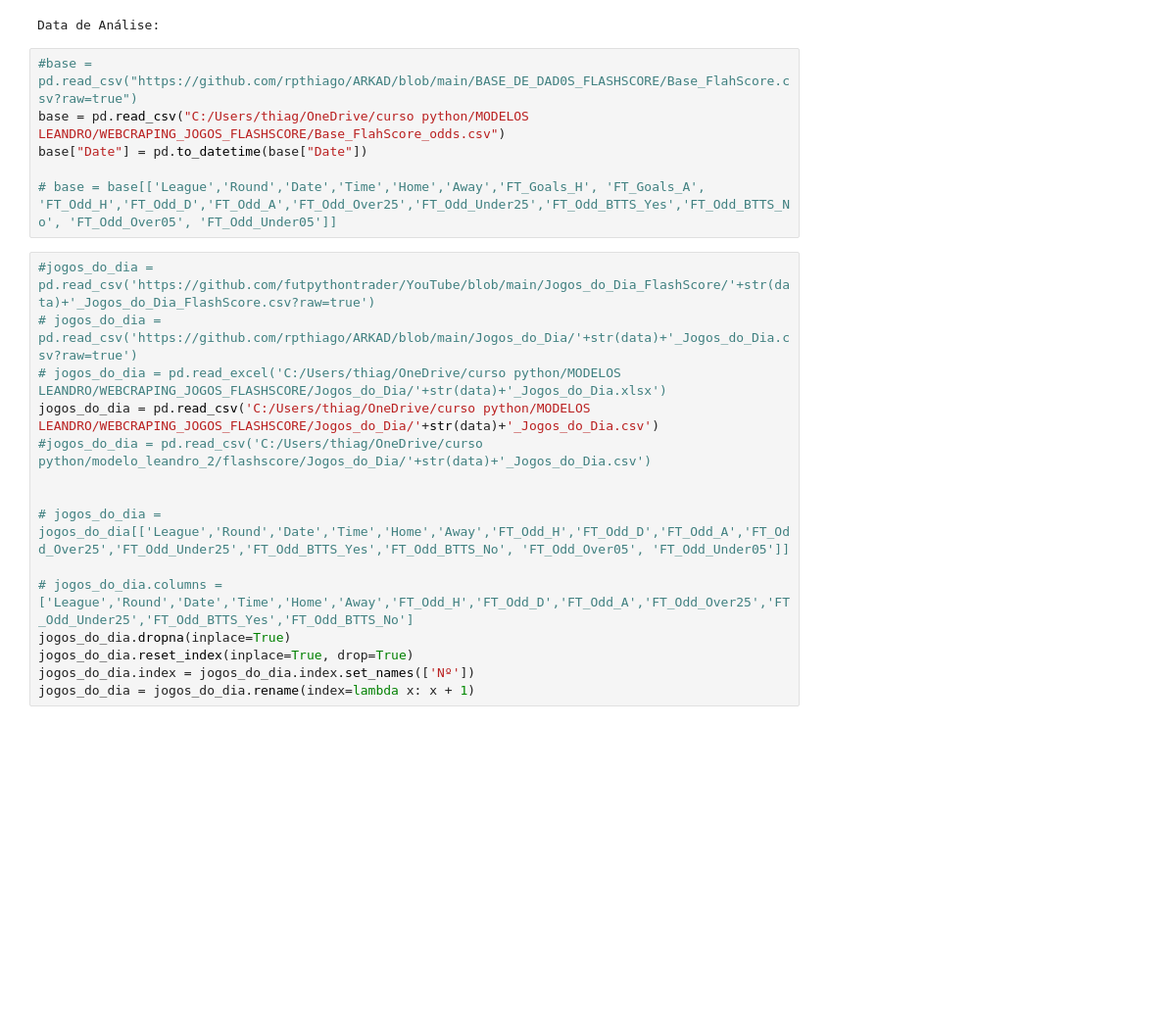
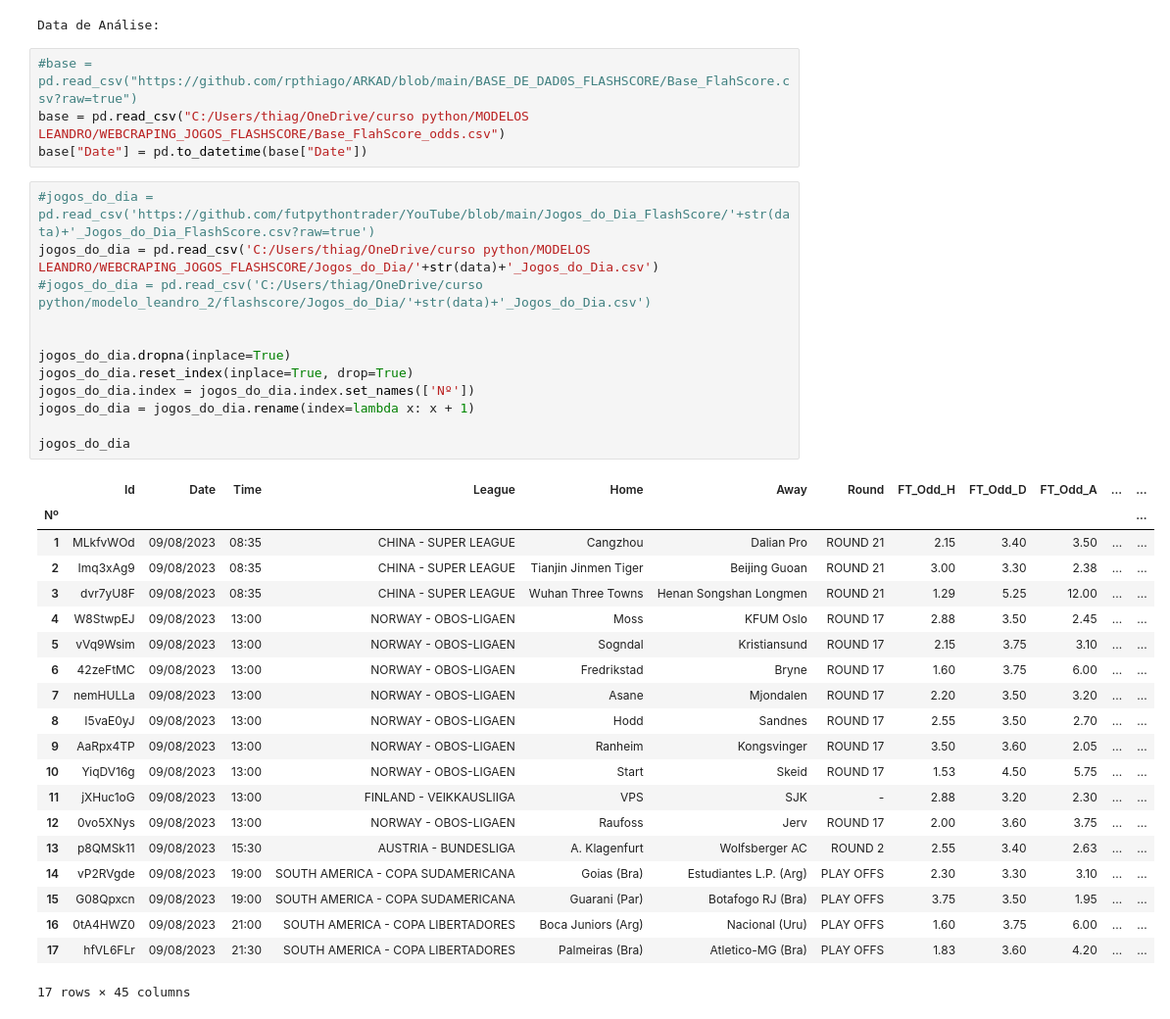
Before and after one commit to rpthiago/ARKAD, a Jupyter notebook: TEORIA_DOS_RETORNOS_FLASHCORE-ODDS_07_08.ipynb, the cells around one changed output. Shown at 98% size. Saved outputs shown, nothing was run; the diff lists cells and outputs as text; blank space fills up the shorter version.

```diff
--- a/TEORIA_DOS_RETORNOS_FLASHCORE-ODDS_07_08.ipynb
+++ b/TEORIA_DOS_RETORNOS_FLASHCORE-ODDS_07_08.ipynb
@@ -10,23 +10,39 @@ Data de Análise:
 #base = pd.read_csv("https://github.com/rpthiago/ARKAD/blob/main/BASE_DE_DAD0S_FLASHSCORE/Base_FlahScore.csv?raw=true")
 base = pd.read_csv("C:/Users/thiag/OneDrive/curso python/MODELOS LEANDRO/WEBCRAPING_JOGOS_FLASHSCORE/Base_FlahScore_odds.csv")
 base["Date"] = pd.to_datetime(base["Date"])
-
-# base = base[['League','Round','Date','Time','Home','Away','FT_Goals_H', 'FT_Goals_A', 'FT_Odd_H','FT_Odd_D','FT_Odd_A','FT_Odd_Over25','FT_Odd_Under25','FT_Odd_BTTS_Yes','FT_Odd_BTTS_No', 'FT_Odd_Over05', 'FT_Odd_Under05']]
 # %%
 #jogos_do_dia = pd.read_csv('https://github.com/futpythontrader/YouTube/blob/main/Jogos_do_Dia_FlashScore/'+str(data)+'_Jogos_do_Dia_FlashScore.csv?raw=true')
-# jogos_do_dia = pd.read_csv('https://github.com/rpthiago/ARKAD/blob/main/Jogos_do_Dia/'+str(data)+'_Jogos_do_Dia.csv?raw=true')
-# jogos_do_dia = pd.read_excel('C:/Users/thiag/OneDrive/curso python/MODELOS LEANDRO/WEBCRAPING_JOGOS_FLASHSCORE/Jogos_do_Dia/'+str(data)+'_Jogos_do_Dia.xlsx')
 jogos_do_dia = pd.read_csv('C:/Users/thiag/OneDrive/curso python/MODELOS LEANDRO/WEBCRAPING_JOGOS_FLASHSCORE/Jogos_do_Dia/'+str(data)+'_Jogos_do_Dia.csv')
 #jogos_do_dia = pd.read_csv('C:/Users/thiag/OneDrive/curso python/modelo_leandro_2/flashscore/Jogos_do_Dia/'+str(data)+'_Jogos_do_Dia.csv')
 
 
-# jogos_do_dia = jogos_do_dia[['League','Round','Date','Time','Home','Away','FT_Odd_H','FT_Odd_D','FT_Odd_A','FT_Odd_Over25','FT_Odd_Under25','FT_Odd_BTTS_Yes','FT_Odd_BTTS_No', 'FT_Odd_Over05', 'FT_Odd_Under05']]
-
-# jogos_do_dia.columns = ['League','Round','Date','Time','Home','Away','FT_Odd_H','FT_Odd_D','FT_Odd_A','FT_Odd_Over25','FT_Odd_Under25','FT_Odd_BTTS_Yes','FT_Odd_BTTS_No']
 jogos_do_dia.dropna(inplace=True)
 jogos_do_dia.reset_index(inplace=True, drop=True)
 jogos_do_dia.index = jogos_do_dia.index.set_names(['Nº'])
 jogos_do_dia = jogos_do_dia.rename(index=lambda x: x + 1)
+
+jogos_do_dia
+# %% [output]
+|  | Id | Date | Time | League | Home | Away | Round | FT_Odd_H | FT_Odd_D | FT_Odd_A | ... | ... |
+| Nº |  |  |  |  |  |  |  |  |  |  |  | ... |
+| 1 | MLkfvWOd | 09/08/2023 | 08:35 | CHINA - SUPER LEAGUE | Cangzhou | Dalian Pro | ROUND 21 | 2.15 | 3.40 | 3.50 | ... | ... |
+| 2 | Imq3xAg9 | 09/08/2023 | 08:35 | CHINA - SUPER LEAGUE | Tianjin Jinmen Tiger | Beijing Guoan | ROUND 21 | 3.00 | 3.30 | 2.38 | ... | ... |
+| 3 | dvr7yU8F | 09/08/2023 | 08:35 | CHINA - SUPER LEAGUE | Wuhan Three Towns | Henan Songshan Longmen | ROUND 21 | 1.29 | 5.25 | 12.00 | ... | ... |
+| 4 | W8StwpEJ | 09/08/2023 | 13:00 | NORWAY - OBOS-LIGAEN | Moss | KFUM Oslo | ROUND 17 | 2.88 | 3.50 | 2.45 | ... | ... |
+| 5 | vVq9Wsim | 09/08/2023 | 13:00 | NORWAY - OBOS-LIGAEN | Sogndal | Kristiansund | ROUND 17 | 2.15 | 3.75 | 3.10 | ... | ... |
+| 6 | 42zeFtMC | 09/08/2023 | 13:00 | NORWAY - OBOS-LIGAEN | Fredrikstad | Bryne | ROUND 17 | 1.60 | 3.75 | 6.00 | ... | ... |
+| 7 | nemHULLa | 09/08/2023 | 13:00 | NORWAY - OBOS-LIGAEN | Asane | Mjondalen | ROUND 17 | 2.20 | 3.50 | 3.20 | ... | ... |
+| 8 | I5vaE0yJ | 09/08/2023 | 13:00 | NORWAY - OBOS-LIGAEN | Hodd | Sandnes | ROUND 17 | 2.55 | 3.50 | 2.70 | ... | ... |
+| 9 | AaRpx4TP | 09/08/2023 | 13:00 | NORWAY - OBOS-LIGAEN | Ranheim | Kongsvinger | ROUND 17 | 3.50 | 3.60 | 2.05 | ... | ... |
+| 10 | YiqDV16g | 09/08/2023 | 13:00 | NORWAY - OBOS-LIGAEN | Start | Skeid | ROUND 17 | 1.53 | 4.50 | 5.75 | ... | ... |
+| 11 | jXHuc1oG | 09/08/2023 | 13:00 | FINLAND - VEIKKAUSLIIGA | VPS | SJK | - | 2.88 | 3.20 | 2.30 | ... | ... |
+| 12 | 0vo5XNys | 09/08/2023 | 13:00 | NORWAY - OBOS-LIGAEN | Raufoss | Jerv | ROUND 17 | 2.00 | 3.60 | 3.75 | ... | ... |
+| 13 | p8QMSk11 | 09/08/2023 | 15:30 | AUSTRIA - BUNDESLIGA | A. Klagenfurt | Wolfsberger AC | ROUND 2 | 2.55 | 3.40 | 2.63 | ... | ... |
+| 14 | vP2RVgde | 09/08/2023 | 19:00 | SOUTH AMERICA - COPA SUDAMERICANA | Goias (Bra) | Estudiantes L.P. (Arg) | PLAY OFFS | 2.30 | 3.30 | 3.10 | ... | ... |
+| 15 | G08Qpxcn | 09/08/2023 | 19:00 | SOUTH AMERICA - COPA SUDAMERICANA | Guarani (Par) | Botafogo RJ (Bra) | PLAY OFFS | 3.75 | 3.50 | 1.95 | ... | ... |
+| 16 | 0tA4HWZ0 | 09/08/2023 | 21:00 | SOUTH AMERICA - COPA LIBERTADORES | Boca Juniors (Arg) | Nacional (Uru) | PLAY OFFS | 1.60 | 3.75 | 6.00 | ... | ... |
+| 17 | hfVL6FLr | 09/08/2023 | 21:30 | SOUTH AMERICA - COPA LIBERTADORES | Palmeiras (Bra) | Atletico-MG (Bra) | PLAY OFFS | 1.83 | 3.60 | 4.20 | ... | ... |
+17 rows × 45 columns
 # %%
 ligas = jogos_do_dia.sort_values(['League'])
 ligas = ligas['League'].unique()
```
Also changed, not shown: parts of 6 cells of this notebook, 5 other files.
